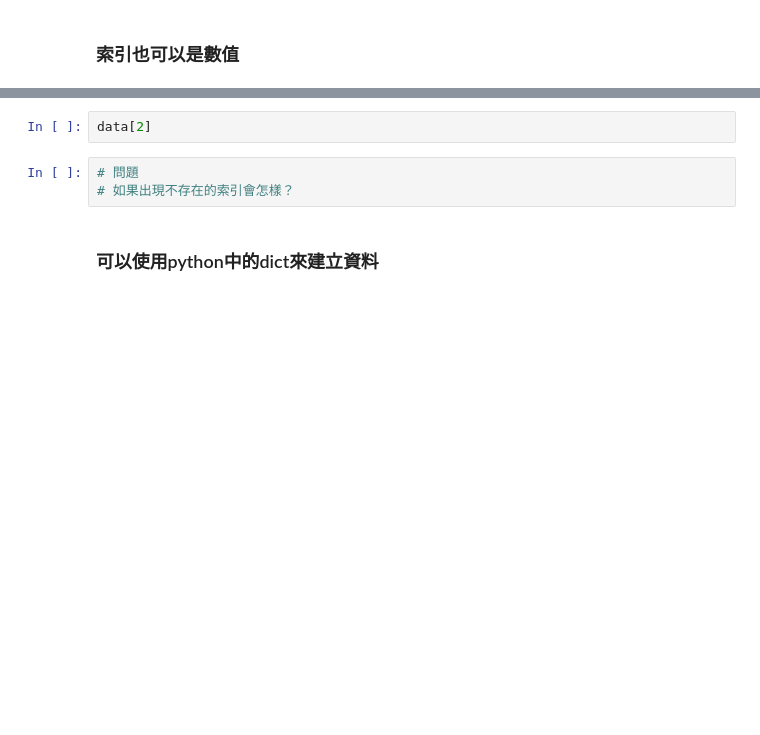
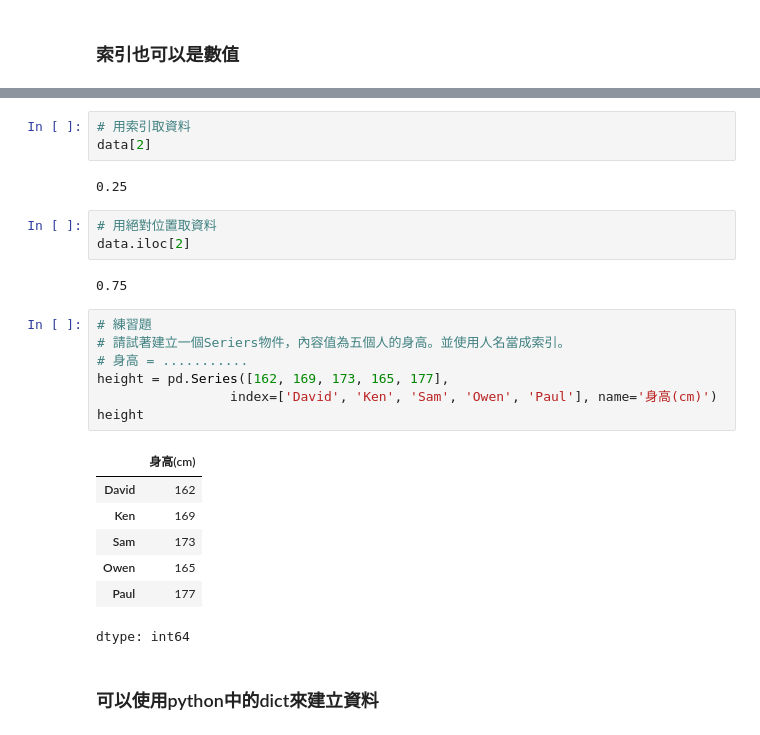
Before and after one commit to Yiting916/data_analysis, a Jupyter notebook: 03-01.Pandas.ipynb, the cells around one changed output, grey strips where cells are left out. Drawn from its saved outputs; the diff is of its cells as text; blank space fills up the shorter version.

```diff
--- a/03-01.Pandas.ipynb
+++ b/03-01.Pandas.ipynb
@@ -107,8 +112,28 @@ data
-# %%
-data[2]
-# %%
-# 問題
-# 如果出現不存在的索引會怎樣？
+# %%
+# 用索引取資料
+data[2]
+# %% [output]
+0.25
+# %%
+# 用絕對位置取資料
+data.iloc[2]
+# %% [output]
+0.75
+# %%
+# 練習題
+# 請試著建立一個Seriers物件，內容值為五個人的身高。並使用人名當成索引。
+# 身高 = ...........
+height = pd.Series([162, 169, 173, 165, 177],
+                 index=['David', 'Ken', 'Sam', 'Owen', 'Paul'], name='身高(cm)')
+height
+# %% [output]
+|  | 身高(cm) |
+| David | 162 |
+| Ken | 169 |
+| Sam | 173 |
+| Owen | 165 |
+| Paul | 177 |
+dtype: int64
 # %% [markdown]
 ### 可以使用python中的dict來建立資料
 # %%
```
Also changed, not shown: parts of 9 cells of this notebook.
